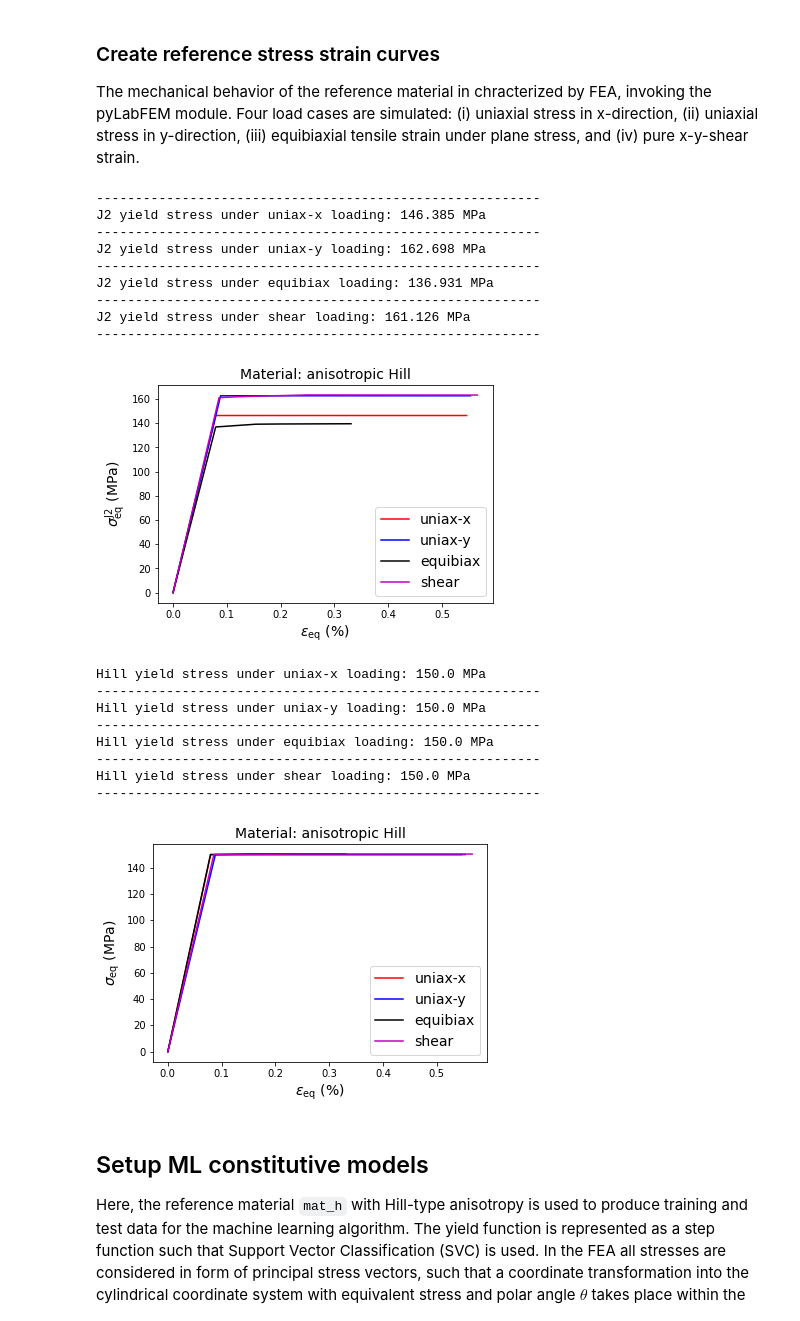
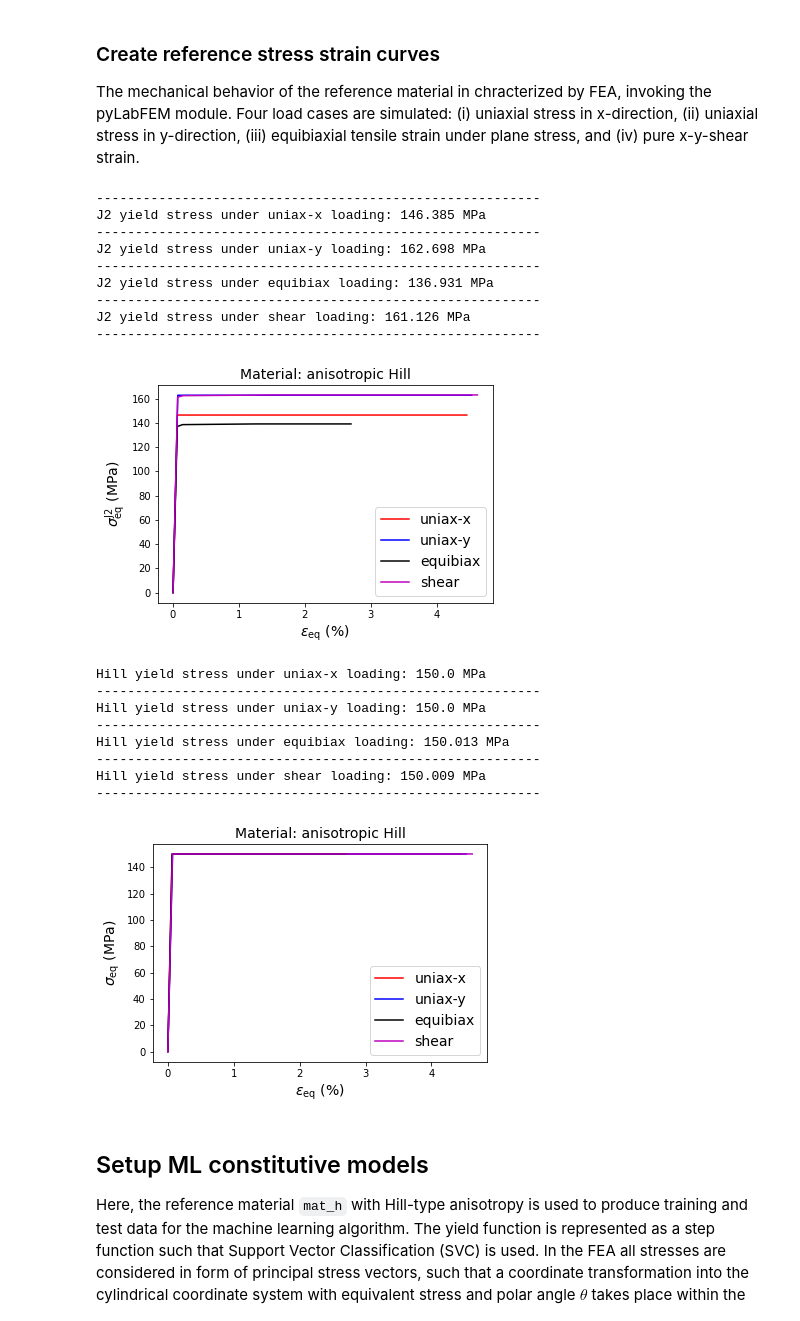
Before and after one commit to AHartmaier/pyLabFEA, a Jupyter notebook: notebooks/pyLabFEA_ML-FlowRule-Hill.ipynb, the cells around one changed output. Drawn from its saved outputs; the diff is of its cells as text; code cells hidden in the pictures.

```diff
--- a/notebooks/pyLabFEA_ML-FlowRule-Hill.ipynb
+++ b/notebooks/pyLabFEA_ML-FlowRule-Hill.ipynb
@@ -126,28 +128,28 @@ Yield loci of anisotropic reference material and isotropic material
 The mechanical behavior of the reference material in chracterized by FEA, invoking the pyLabFEM module. Four load cases are simulated: (i) uniaxial stress in x-direction, (ii) uniaxial stress in y-direction, (iii) equibiaxial tensile strain under plane stress, and (iv) pure x-y-shear strain.
 # %%
 'Calculate and plot stress strain curves of reference material under various load cases'
-mat_h.calc_properties(verb=False, eps=0.005, sigeps=True)
+mat_h.calc_properties(verb=False, eps=0.05, sigeps=True)
 mat_h.plot_stress_strain(Hill=True)  #file='sigHill-eps-ref'
 # %% [output]
 ---------------------------------------------------------
 J2 yield stress under uniax-x loading: 146.385 MPa
 ---------------------------------------------------------
 J2 yield stress under uniax-y loading: 162.698 MPa
 ---------------------------------------------------------
 J2 yield stress under equibiax loading: 136.931 MPa
 ---------------------------------------------------------
 J2 yield stress under shear loading: 161.126 MPa
 ---------------------------------------------------------
-[figure, old version]
+[figure, new version]
 Hill yield stress under uniax-x loading: 150.0 MPa
 ---------------------------------------------------------
 Hill yield stress under uniax-y loading: 150.0 MPa
 ---------------------------------------------------------
-Hill yield stress under equibiax loading: 150.0 MPa
+Hill yield stress under equibiax loading: 150.013 MPa
 ---------------------------------------------------------
-Hill yield stress under shear loading: 150.0 MPa
+Hill yield stress under shear loading: 150.009 MPa
 ---------------------------------------------------------
-[figure, old version]
+[figure, new version]
 # %% [markdown]
 ## Setup ML constitutive models
 
```
Also changed, not shown: parts of 7 cells of this notebook, 3 other files.
